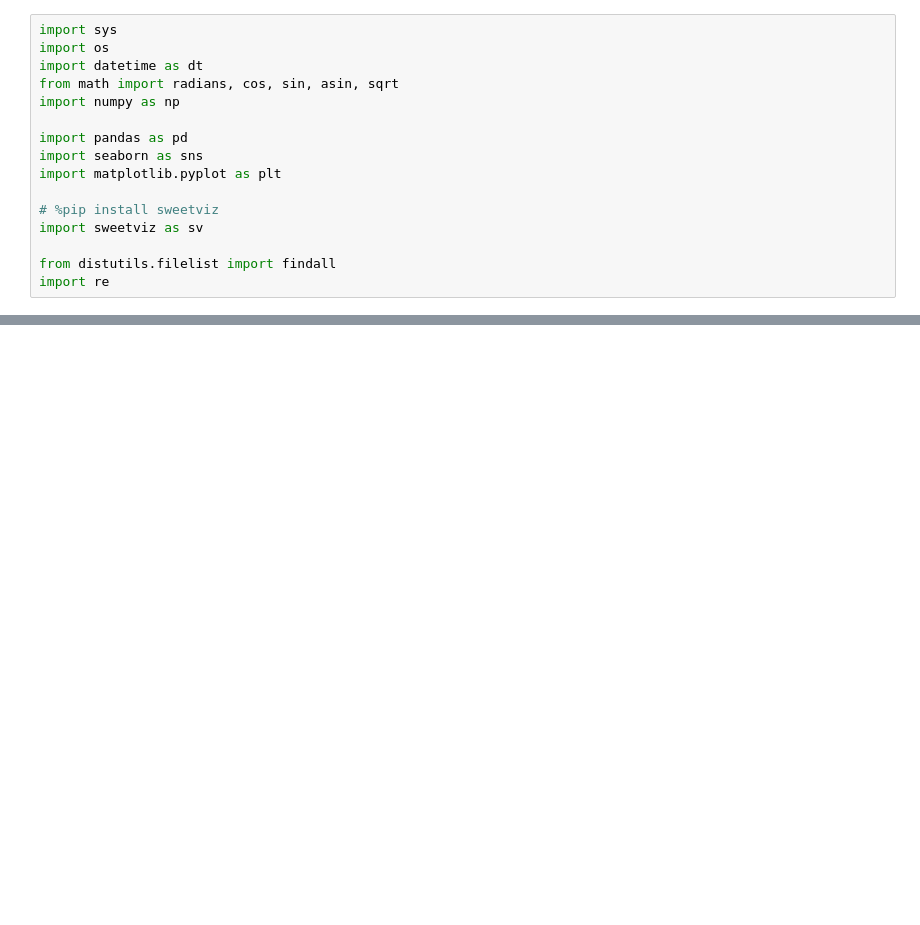
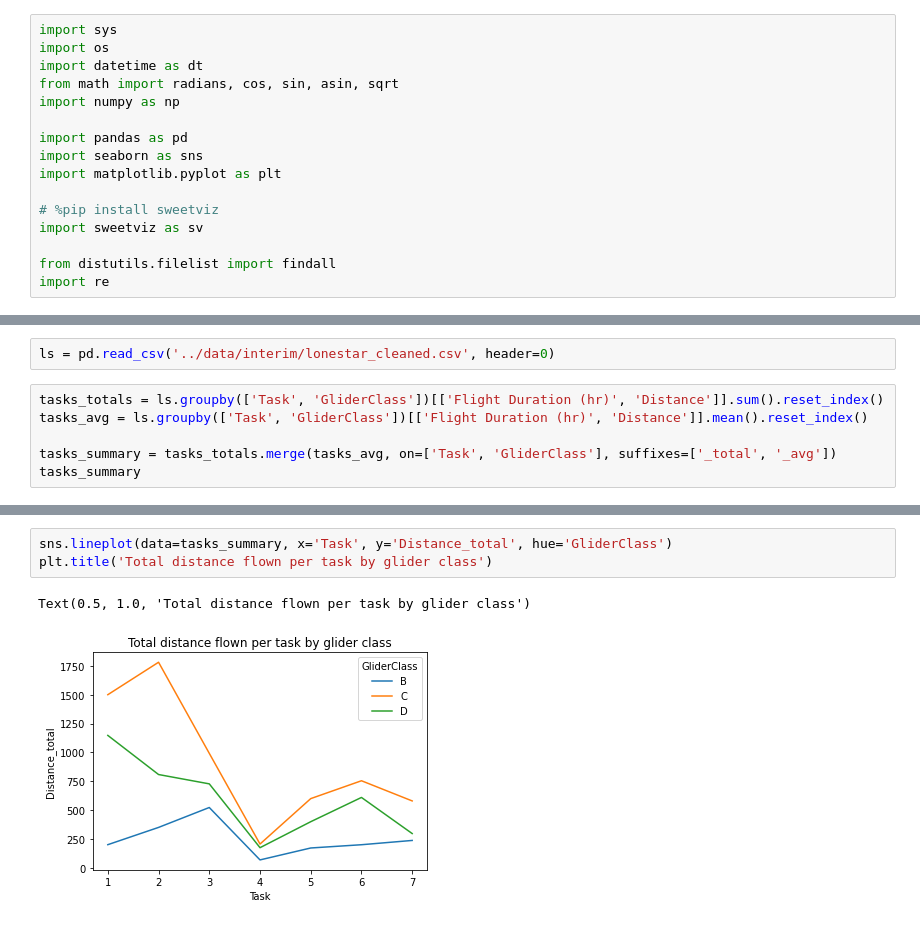
Before and after one commit to gokbuyuk/Lonestar-2022-flights-analysis, a Jupyter notebook: src/lonestar_eda.ipynb, the cells around one changed output, grey strips where cells are left out. Cells and saved outputs as stored; diff of their text form; blank space fills up the shorter version.

Commit message:
organized the eda file, added some visualizations

```diff
--- a/src/lonestar_eda.ipynb
+++ b/src/lonestar_eda.ipynb
@@ -101,0 +17,8 @@ lsraw_report.show_html('Lonestar2022.html')
+# %%
+ls = pd.read_csv('../data/interim/lonestar_cleaned.csv', header=0)
+# %%
+tasks_totals = ls.groupby(['Task', 'GliderClass'])[['Flight Duration (hr)', 'Distance']].sum().reset_index()
+tasks_avg = ls.groupby(['Task', 'GliderClass'])[['Flight Duration (hr)', 'Distance']].mean().reset_index()
+
+tasks_summary = tasks_totals.merge(tasks_avg, on=['Task', 'GliderClass'], suffixes=['_total', '_avg'])
+tasks_summary
@@ -101,0 +43,6 @@ lsraw_report.show_html('Lonestar2022.html')
+# %%
+sns.lineplot(data=tasks_summary, x='Task', y='Distance_total', hue='GliderClass')
+plt.title('Total distance flown per task by glider class')
+# %% [output]
+Text(0.5, 1.0, 'Total distance flown per task by glider class')
+[figure, added]
```
Also changed, not shown: parts of 7 cells of this notebook.
